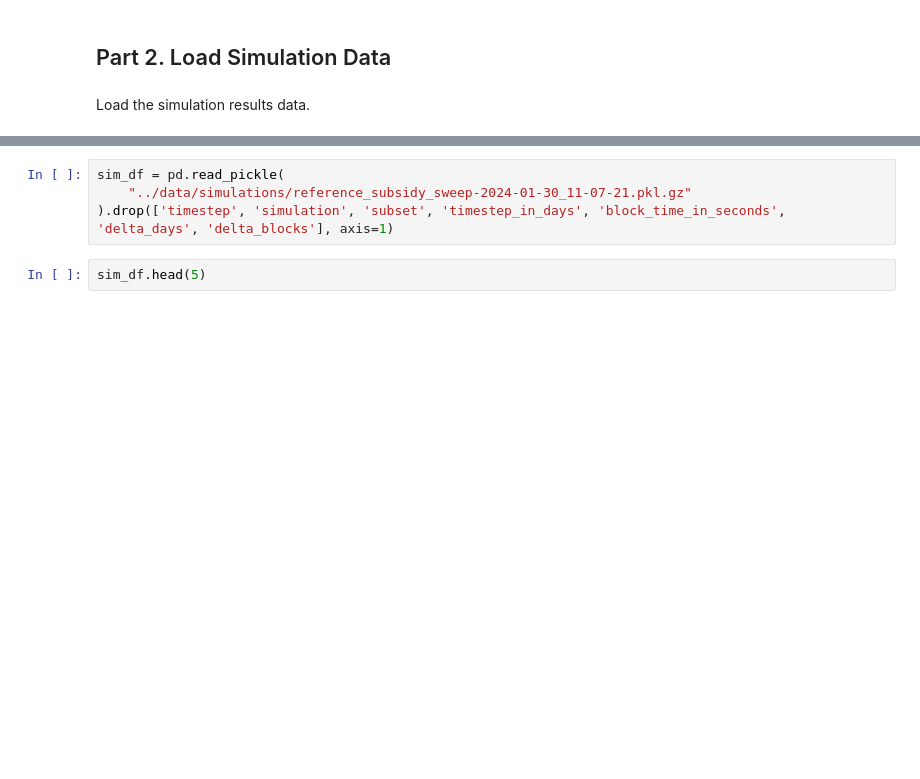
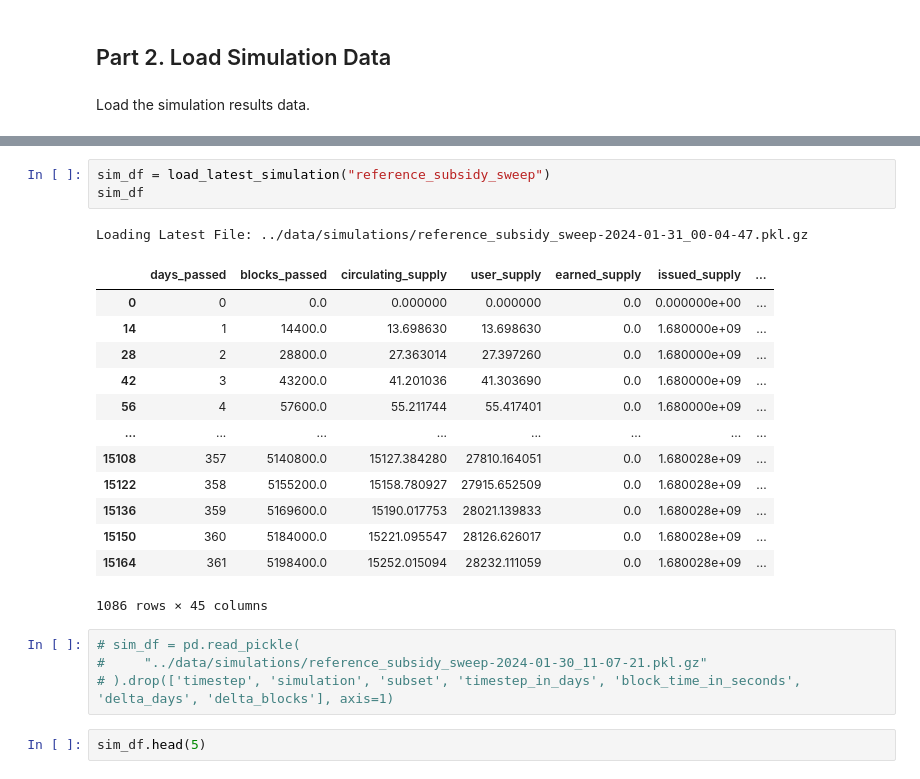
Before and after one commit to BlockScience/subspace, a Jupyter notebook: notebooks/10-reference_subsidy_sweep.ipynb, the cells around one changed output, grey strips where cells are left out. Drawn from its saved outputs; the diff is of its cells as text; blank space fills up the shorter version.

```diff
--- a/notebooks/10-reference_subsidy_sweep.ipynb
+++ b/notebooks/10-reference_subsidy_sweep.ipynb
@@ -44,7 +56,25 @@ Load the simulation results data.
+# %%
+sim_df = load_latest_simulation("reference_subsidy_sweep")
+sim_df
+# %% [output]
+Loading Latest File: ../data/simulations/reference_subsidy_sweep-2024-01-31_00-04-47.pkl.gz
+|  | days_passed | blocks_passed | circulating_supply | user_supply | earned_supply | issued_supply | ... |
+| 0 | 0 | 0.0 | 0.000000 | 0.000000 | 0.0 | 0.000000e+00 | ... |
+| 14 | 1 | 14400.0 | 13.698630 | 13.698630 | 0.0 | 1.680000e+09 | ... |
+| 28 | 2 | 28800.0 | 27.363014 | 27.397260 | 0.0 | 1.680000e+09 | ... |
+| 42 | 3 | 43200.0 | 41.201036 | 41.303690 | 0.0 | 1.680000e+09 | ... |
+| 56 | 4 | 57600.0 | 55.211744 | 55.417401 | 0.0 | 1.680000e+09 | ... |
+| ... | ... | ... | ... | ... | ... | ... | ... |
+| 15108 | 357 | 5140800.0 | 15127.384280 | 27810.164051 | 0.0 | 1.680028e+09 | ... |
+| 15122 | 358 | 5155200.0 | 15158.780927 | 27915.652509 | 0.0 | 1.680028e+09 | ... |
+| 15136 | 359 | 5169600.0 | 15190.017753 | 28021.139833 | 0.0 | 1.680028e+09 | ... |
+| 15150 | 360 | 5184000.0 | 15221.095547 | 28126.626017 | 0.0 | 1.680028e+09 | ... |
+| 15164 | 361 | 5198400.0 | 15252.015094 | 28232.111059 | 0.0 | 1.680028e+09 | ... |
+1086 rows × 45 columns
 # %%
-sim_df = pd.read_pickle(
-    "../data/simulations/reference_subsidy_sweep-2024-01-30_11-07-21.pkl.gz"
-).drop(['timestep', 'simulation', 'subset', 'timestep_in_days', 'block_time_in_seconds', 'delta_days', 'delta_blocks'], axis=1)
+# sim_df = pd.read_pickle(
+#     "../data/simulations/reference_subsidy_sweep-2024-01-30_11-07-21.pkl.gz"
+# ).drop(['timestep', 'simulation', 'subset', 'timestep_in_days', 'block_time_in_seconds', 'delta_days', 'delta_blocks'], axis=1)
 # %%
 sim_df.head(5)
 # %% [output]
```
Also changed, not shown: parts of 11 cells of this notebook, 1 other file.
